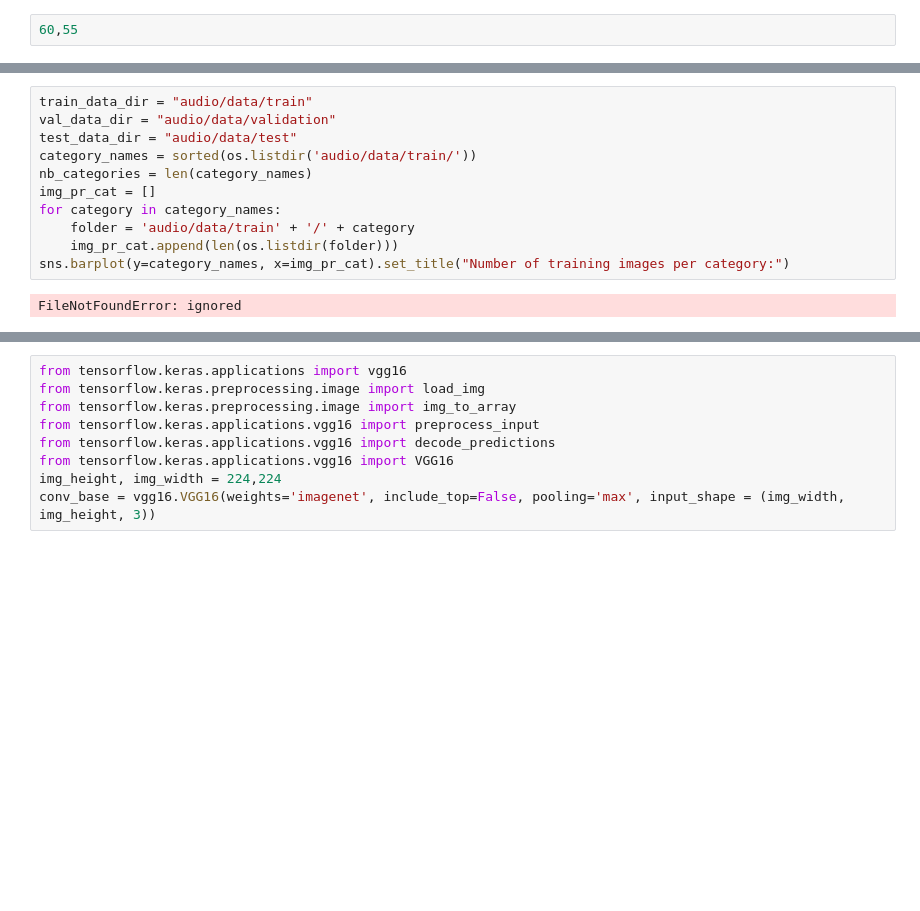
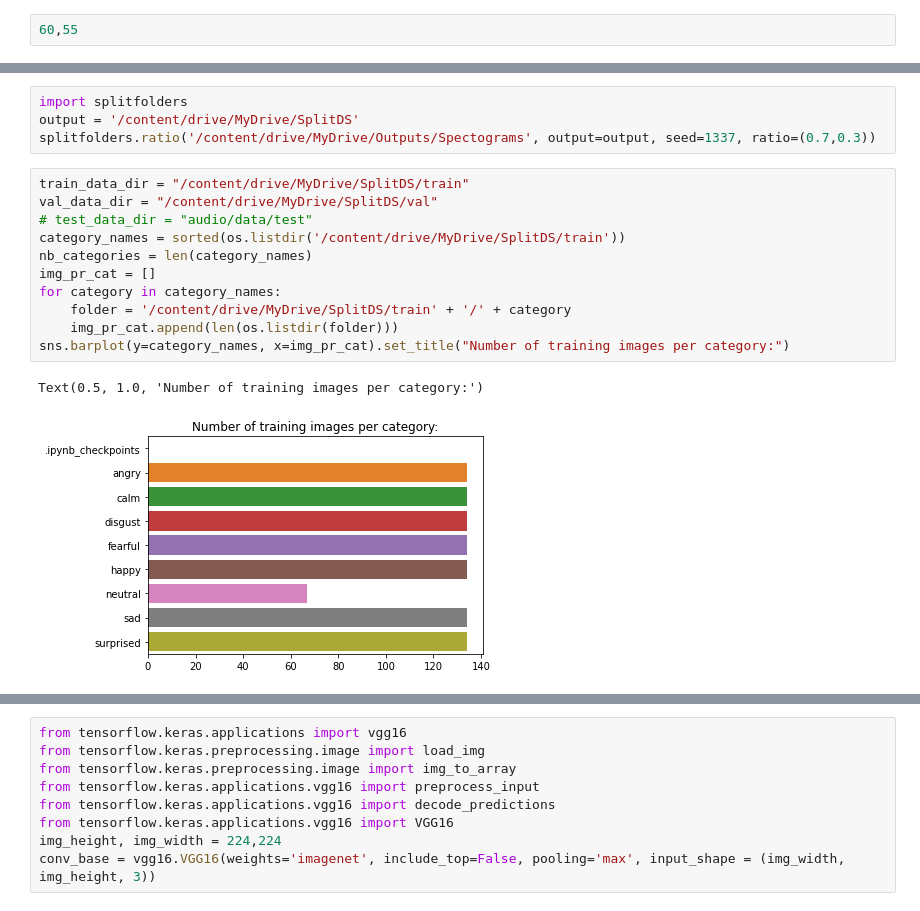
Before and after one commit to Samitkk18/Automated-EQ, a Jupyter notebook: Speech Emotion Recognition new model/4. Transfer_Learning - Data_Augmentation.ipynb, the cells around one changed output, grey strips where cells are left out. Saved outputs shown, nothing was run; the diff lists cells and outputs as text; blank space fills up the shorter version.

Commit message:
Dataset Split

```diff
--- a/Speech Emotion Recognition new model/4. Transfer_Learning - Data_Augmentation.ipynb
+++ b/Speech Emotion Recognition new model/4. Transfer_Learning - Data_Augmentation.ipynb
@@ -641,14 +648,19 @@ Epoch 10/10
+# %%
+import splitfolders
+output = '/content/drive/MyDrive/SplitDS'
+splitfolders.ratio('/content/drive/MyDrive/Outputs/Spectograms', output=output, seed=1337, ratio=(0.7,0.3))
 # %%
-train_data_dir = "audio/data/train"
-val_data_dir = "audio/data/validation"
-test_data_dir = "audio/data/test"
-category_names = sorted(os.listdir('audio/data/train/'))
+train_data_dir = "/content/drive/MyDrive/SplitDS/train"
+val_data_dir = "/content/drive/MyDrive/SplitDS/val"
+# test_data_dir = "audio/data/test"
+category_names = sorted(os.listdir('/content/drive/MyDrive/SplitDS/train'))
 nb_categories = len(category_names)
 img_pr_cat = []
 for category in category_names:
-    folder = 'audio/data/train' + '/' + category
+    folder = '/content/drive/MyDrive/SplitDS/train' + '/' + category
     img_pr_cat.append(len(os.listdir(folder)))
 sns.barplot(y=category_names, x=img_pr_cat).set_title("Number of training images per category:")
 # %% [output]
-FileNotFoundError: ignored
+Text(0.5, 1.0, 'Number of training images per category:')
+[figure, added]
 # %%
```
Also changed, not shown: parts of 3 cells of this notebook.
